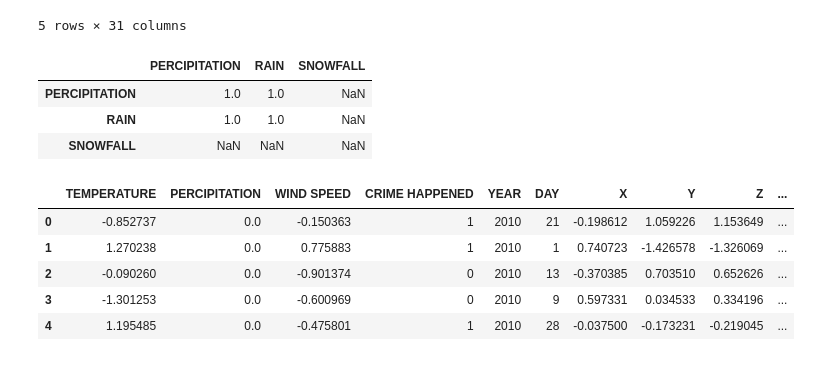
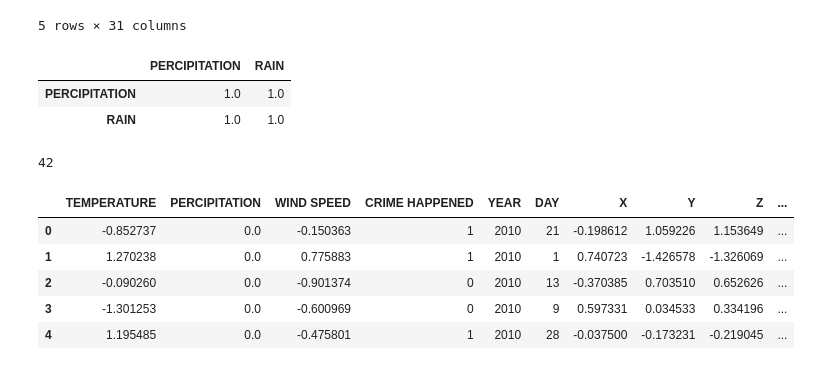
Before and after one commit to MilenaM06/LA-Crime-Analysis, a Jupyter notebook: notebooks/8_3_crime_prediction.ipynb, the cells around one changed output. Saved outputs shown, nothing was run; the diff lists cells and outputs as text; code cells hidden in the pictures.

Commit message:
add notebook for creating ml dataset and ml dataset

```diff
--- a/notebooks/8_3_crime_prediction.ipynb
+++ b/notebooks/8_3_crime_prediction.ipynb
@@ -109,7 +109,7 @@ memory usage: 31.7 MB
 dataset['YEAR'] = dataset['DATETIME'].dt.year
 dataset['MONTH'] = dataset['DATETIME'].dt.month
 dataset['DAY'] = dataset['DATETIME'].dt.day
-dataset['DAY_OF_WEEK'] = dataset['DATETIME'].dt.dayofweek
+dataset['DAY OF WEEK'] = dataset['DATETIME'].dt.dayofweek
 dataset['HOUR'] = dataset['DATETIME'].dt.hour
 dataset = dataset.drop(columns=['DATETIME'])
 # %%
@@ -169,11 +169,11 @@ dataset["MONTH_sin"] = np.sin(2 * np.pi * dataset["MONTH"] / 12)
 dataset["MONTH_cos"] = np.cos(2 * np.pi * dataset["MONTH"] / 12)
 
 # Day of week
-dataset["DOW_sin"] = np.sin(2 * np.pi * dataset["DAY_OF_WEEK"] / 7)
-dataset["DOW_cos"] = np.cos(2 * np.pi * dataset["DAY_OF_WEEK"] / 7)
+dataset["DOW_sin"] = np.sin(2 * np.pi * dataset["DAY OF WEEK"] / 7)
+dataset["DOW_cos"] = np.cos(2 * np.pi * dataset["DAY OF WEEK"] / 7)
 
 # Drop originals
-dataset = dataset.drop(columns=["HOUR", "MONTH", "DAY_OF_WEEK"])
+dataset = dataset.drop(columns=["HOUR", "MONTH", "DAY OF WEEK"])
 # %%
 dataset.head()
 # %% [output]
@@ -192,10 +192,9 @@ scaler = StandardScaler()
 cols_to_scale = ["TEMPERATURE", "WIND SPEED", "RAIN", "SNOWFALL", "X", "Y", "Z"]
 dataset[cols_to_scale] = scaler.fit_transform(dataset[cols_to_scale])
 # %%
-dataset[["PERCIPITATION", "RAIN", "SNOWFALL"]].corr()
+dataset[["PERCIPITATION", "RAIN"]].corr()
 # %% [output]
-|  | PERCIPITATION | RAIN | SNOWFALL |
-| PERCIPITATION | 1.0 | 1.0 | NaN |
-| RAIN | 1.0 | 1.0 | NaN |
-| SNOWFALL | NaN | NaN | NaN |
+|  | PERCIPITATION | RAIN |
+| PERCIPITATION | 1.0 | 1.0 |
+| RAIN | 1.0 | 1.0 |
 # %%
@@ -203 +201,5 @@ dataset = dataset.drop(columns=["SNOWFALL"])
 dataset = dataset.drop(columns=["RAIN"])
+# %%
+(dataset['SNOWFALL'] != 0).sum()
+# %% [output]
+42
```
Also changed, not shown: parts of 10 cells of this notebook, 4 other files.
